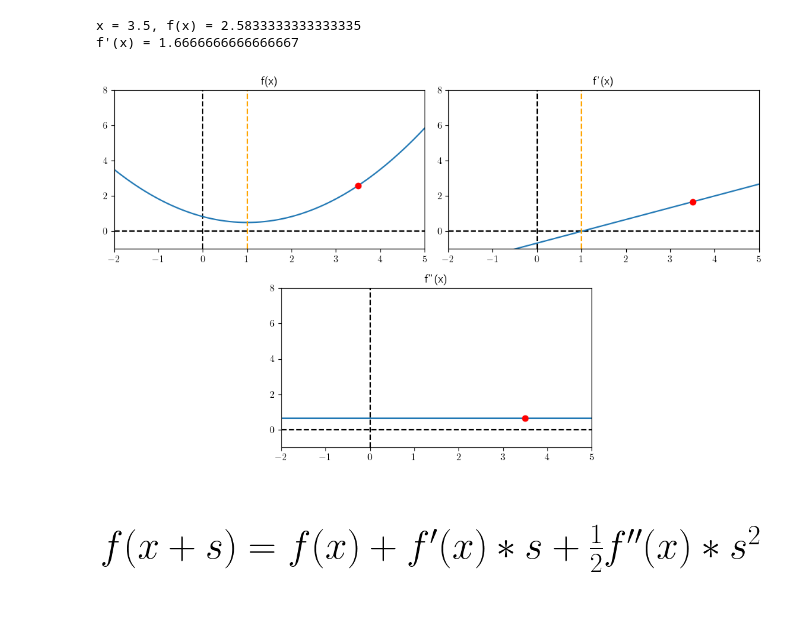
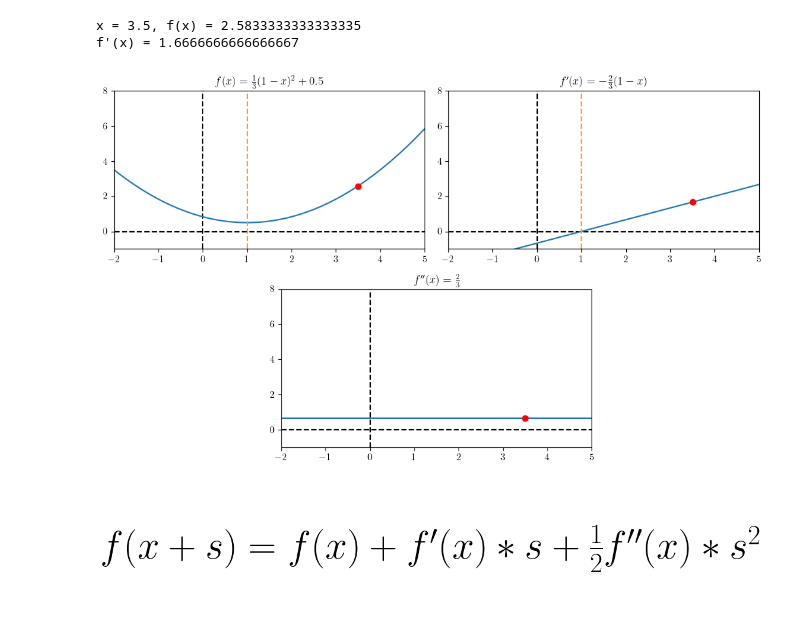
Before and after one commit to lprekon/lprekon.github.io, a Jupyter notebook: content/lmbfgs_explainer/lmbfgs_blogpost_graphics.ipynb, the cells around one changed output. Cells and saved outputs as stored; diff of their text form; code cells hidden in the pictures.

```diff
--- a/content/lmbfgs_explainer/lmbfgs_blogpost_graphics.ipynb
+++ b/content/lmbfgs_explainer/lmbfgs_blogpost_graphics.ipynb
@@ -37,37 +37,37 @@ xs = [x/10 for x in range(-100, 100)]
 ys= [((x-1)**2) /3 + 0.5 for x in xs]
 
 fig = plt.figure(figsize=(10, 6))
 gs = gridspec.GridSpec(2, 4, figure=fig)
 ax1 = fig.add_subplot(gs[0, 0:2])
 ax2 = fig.add_subplot(gs[0, 2:4])
 ax3 = fig.add_subplot(gs[1, 1:3])
 configure_axes(ax1)
 configure_axes(ax2)
 configure_axes(ax3)
 
-ax1.set_title("f(x)")
+ax1.set_title(r"$f(x) = \frac{1}{3}(1-x)^2 + 0.5$")
 ax1.plot(xs, ys)
 ax1.axvline(1, color="orange", ls="--")
 ax1.plot(xs[-65], ys[-65], "ro-")
 print(f"x = {xs[-65]}, f(x) = {ys[-65]}")
 
-ax2.set_title("f'(x)")
+ax2.set_title(r"$f'(x) = -\frac{2}{3}(1-x)$")
 ax2.plot(xs, [2*(x-1)/3 for x in xs])
 y_val = 2*(xs[-65]-1)/3
 ax2.plot(xs[-65], [y_val], "ro-")
 ax2.axvline(1, color="orange", ls="--")
 print(f"f'(x) = {y_val}")
 
-ax3.set_title("f''(x)")
+ax3.set_title(r"$f''(x) = \frac{2}{3}$")
 ax3.plot(xs, [2/3 for _ in xs])
 ax3.plot(xs[-65], 2/3, "ro-")
 plt.tight_layout()
 
 save_fig(fig, f"{image_folder_name}/simple_quadratic.png")
 # %% [output]
 x = 3.5, f(x) = 2.5833333333333335
 f'(x) = 1.6666666666666667
-[figure, old version]
+[figure, new version]
 # %%
 taylor_string = r"$f(x + s) = f(x) + f'(x)*s + \frac{1}{2} f''(x) * s^2$"
 
```
Also changed, not shown: parts of 3 cells of this notebook.
